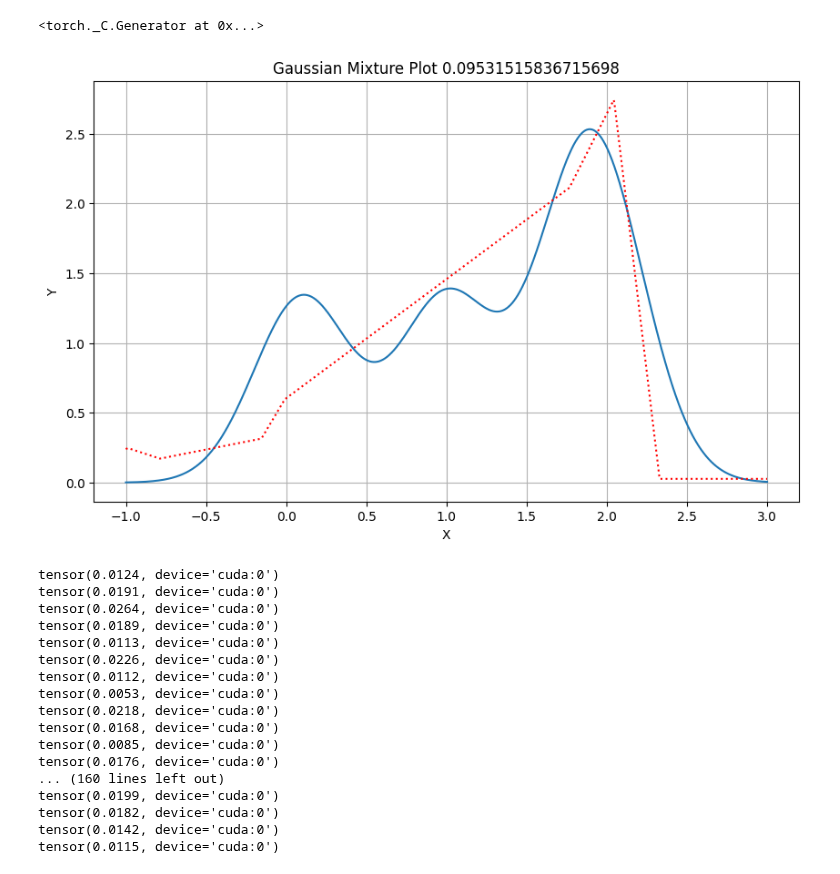
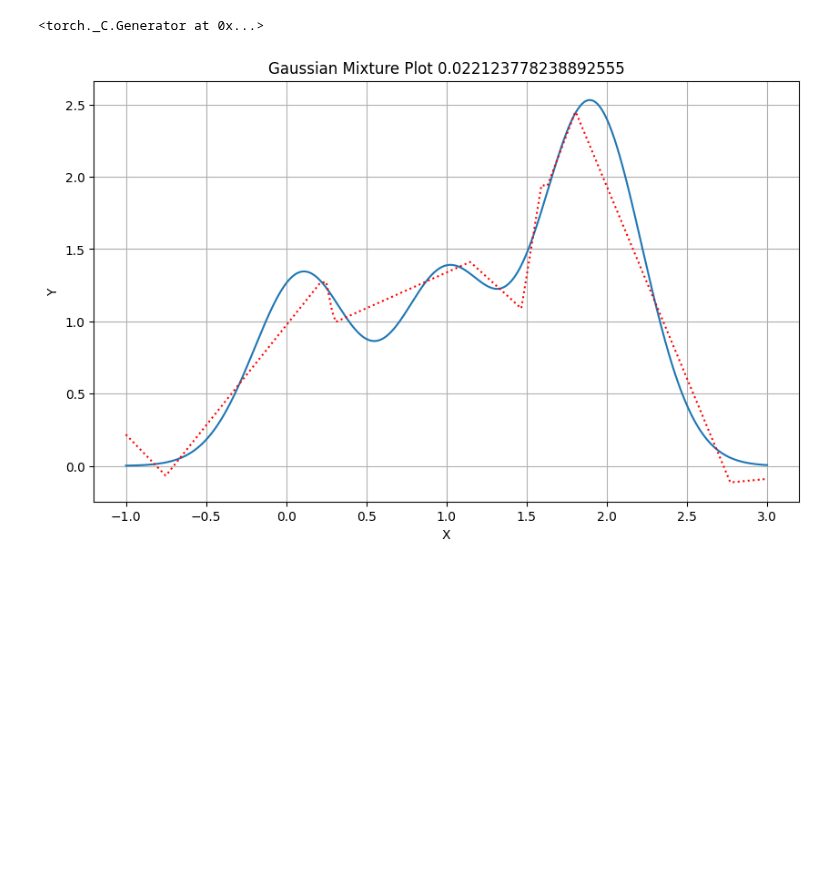
Before and after one commit to Mark123M/evolutionary-NN-optimizer, a Jupyter notebook: diff_evolution.ipynb, the cells around one changed output. Drawn from its saved outputs; the diff is of its cells as text; code cells hidden in the pictures; blank space fills up the shorter version.

```diff
--- a/diff_evolution.ipynb
+++ b/diff_evolution.ipynb
@@ -51,9 +51,6 @@ class DE_NN(nn.Module):
         for k in range(len(self.layers) - 1):
             X = torch.relu(self.layers[k][self.best_model](X))
         return self.layers[len(self.layers) - 1][self.best_model](X)
-    def print_id(self, id, obj):
-        if id == 0:
-            print(obj)
     def step(self, id, X, Y, L, type='param'): # forward pass with candidate i
         fx = L(self.forward_i(X, [l[id] for l in self.layers]), Y)
         agent_ids = random.sample(range(0, self.NP), 3) # how to efficiently reject self? rej sampling?
@@ -79,13 +76,16 @@ class DE_NN(nn.Module):
                 if ri < self.CR or i == R:
                     # Divide F by two in exploration step
                     y[i].weight = torch.nn.Parameter(self.layers[i][id].weight + self.F * (self.layers[i][self.best_model].weight - self.layers[i][id].weight)
-                                                     + (self.F / 1) * (self.layers[i][agent_ids[0]].weight - self.layers[i][agent_ids[1]].weight))
+                                                     + self.F * (self.layers[i][agent_ids[0]].weight - self.layers[i][agent_ids[1]].weight))
+                    y[i].bias = torch.nn.Parameter(self.layers[i][id].bias + self.F * (self.layers[i][self.best_model].bias - self.layers[i][id].bias)
+                                    + self.F * (self.layers[i][agent_ids[0]].bias - self.layers[i][agent_ids[1]].bias))
                 else:
                     y[i].weight = torch.nn.Parameter(self.layers[i][id].weight)
+                    y[i].bias = torch.nn.Parameter(self.layers[i][id].bias)
 
-        l2_reg = 0.0001 * sum(l.weight.pow(2).sum() for l in y)
-        print(l2_reg)
-        fy = L(self.forward_i(X, y), Y) + l2_reg
+        y[i].weight *= 0.99
+        #print(l2_reg)
+        fy = L(self.forward_i(X, y), Y)
 
         if fy <= fx:
             for k in range(len(self.layers)):
@@ -121,55 +121,37 @@ L = nn.MSELoss().to(device)
 for e in range(epochs):
     #for model in models:
     with torch.no_grad():
-        f_lst = []
         for i in range(model.NP):
-            f_lst.append(model.step(i, X, Y, L, 'block').item())
+            model.step(i, X, Y, L, 'block').item()
         #print("min", min(f_lst), "max", max(f_lst), "avg", mean(f_lst))
 
         if e % 5 == 0:
             test_X = torch.linspace(-1, 3, 1000)
             test_Y = gaussian_mixture(test_X)
             model_Y = model(test_X.reshape(-1, 1).to(device)).cpu()
             # Clear the previous output before plotting
             clear_output(wait=True)
             plt.figure(figsize=(10, 6))
             plt.plot(test_X.numpy(), test_Y.numpy(), label='Gaussian Mixture')
             plt.plot(test_X.numpy(), model_Y.detach().numpy(), label='Predictions', color='red', linestyle='dotted')
-            plt.title(f'Gaussian Mixture Plot {min(f_lst)}')
+            plt.title(f'Gaussian Mixture Plot {model.min_l}')
             plt.xlabel('X')
             plt.ylabel('Y')
             plt.grid(True)
             plt.show()
 
             #print(f"Epoch [{e+1}/{epochs}], Loss: {loss.item():.4f}")
             #print(torch.cuda.utilization())
             #free, total = torch.cuda.mem_get_info(device)
             #mem_used_MB = (total - free) / 1024 ** 2
             #print(mem_used_MB)
             #print(torch.cuda.memory_summary())
     #nvidia-smi -lms 100 --query-gpu=index,gpu_name,memory.total,memory.used,memory.free,temperature.gpu,pstate,utilization.gpu,utilization.memory --format=csv
 
 #print(prof.key_averages().table(sort_by="cuda_time_total", row_limit=10))
 #prof.export_chrome_trace("trace_with_grad_GPU.json")
 # %% [output]
-[figure, old version]
+[figure, new version]
-tensor(0.0124, device='cuda:0')
-tensor(0.0191, device='cuda:0')
-tensor(0.0264, device='cuda:0')
-tensor(0.0189, device='cuda:0')
-tensor(0.0113, device='cuda:0')
-tensor(0.0226, device='cuda:0')
-tensor(0.0112, device='cuda:0')
-tensor(0.0053, device='cuda:0')
-tensor(0.0218, device='cuda:0')
-tensor(0.0168, device='cuda:0')
-tensor(0.0085, device='cuda:0')
-tensor(0.0176, device='cuda:0')
-... (160 lines left out)
-tensor(0.0199, device='cuda:0')
-tensor(0.0182, device='cuda:0')
-tensor(0.0142, device='cuda:0')
-tensor(0.0115, device='cuda:0')
 # %%
 test_X = torch.linspace(-1, 3, 1000)
 test_Y = gaussian_mixture(test_X)
```
Also changed, not shown: parts of 1 cell of this notebook, 2 other files.
